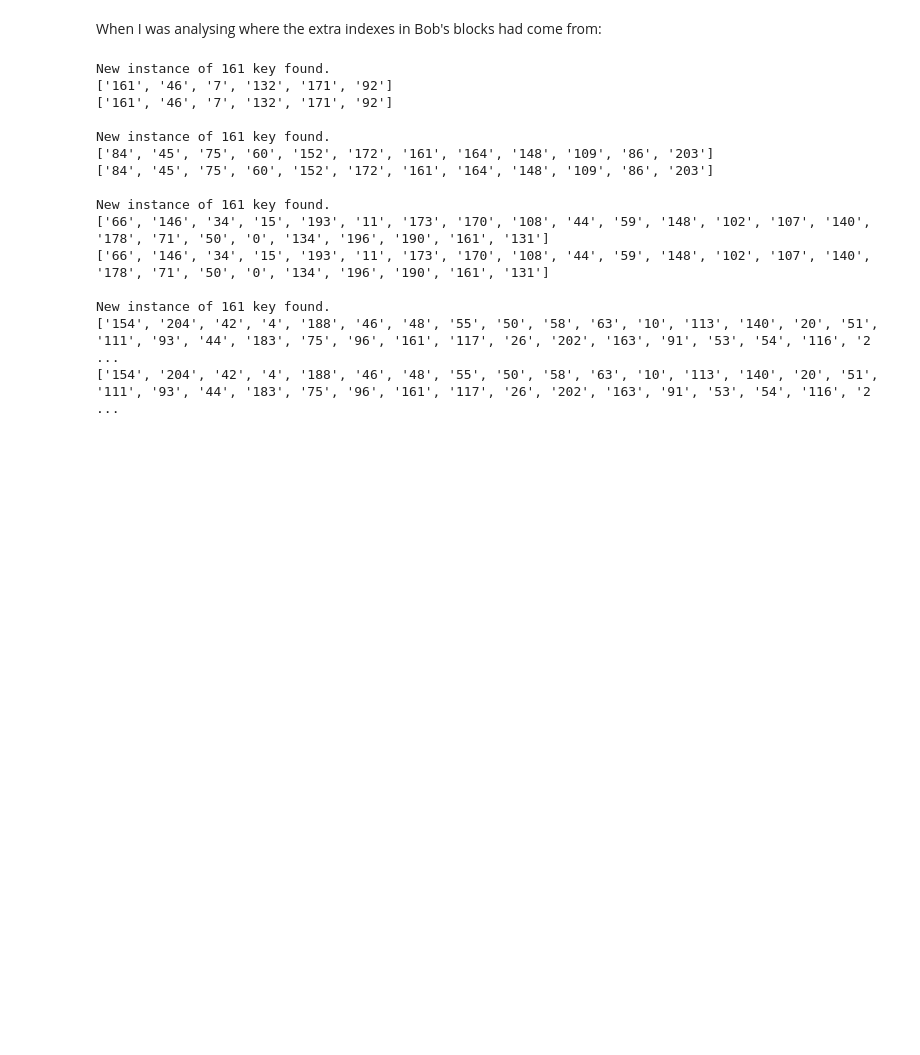
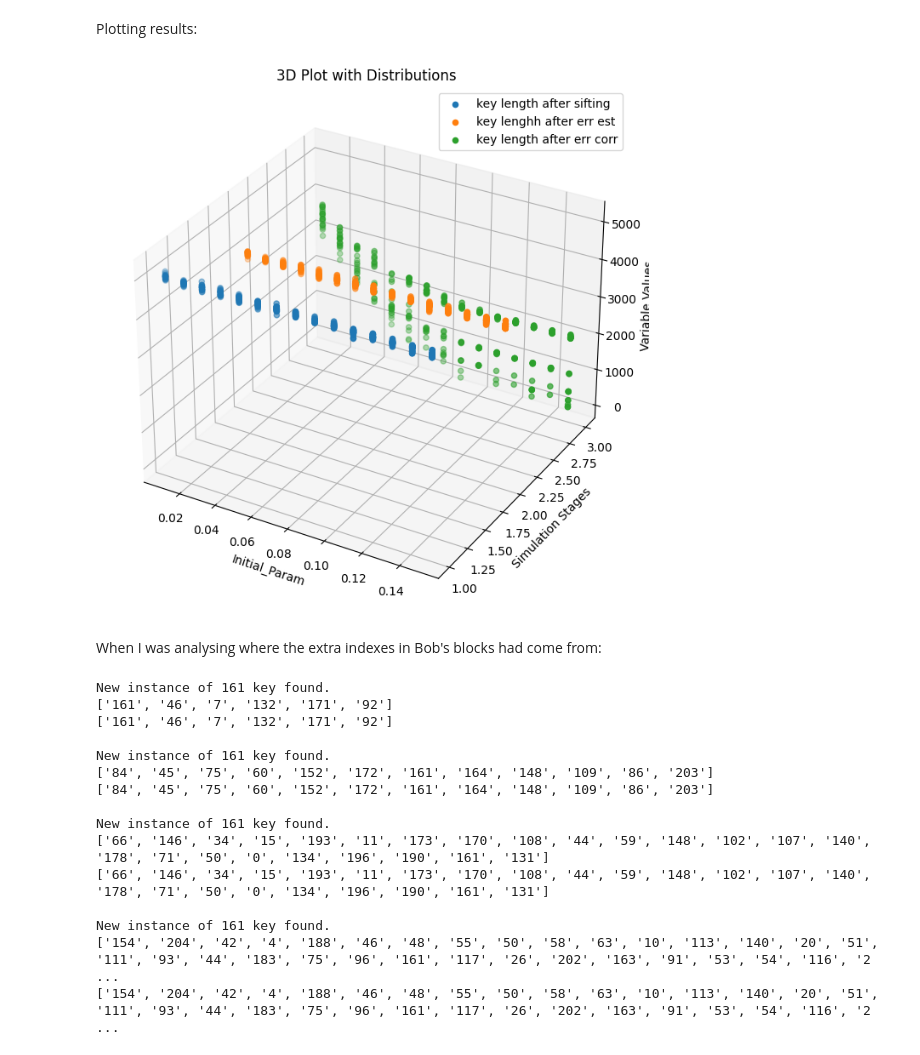
Before and after one commit to gnypit/pyqkd, a Jupyter notebook: main_tester.ipynb, the cells around one changed output. Saved outputs shown, nothing was run; the diff lists cells and outputs as text; code cells hidden in the pictures; blank space fills up the shorter version.

Commit message:
I have first visual results from my simulations

```diff
--- a/main_tester.ipynb
+++ b/main_tester.ipynb
@@ -21,3 +50,53 @@ for i in range(20):
+# %% [markdown]
+Plotting results:
+# %%
+# Create a 3D scatter plot
+fig = plt.figure(figsize=(12, 8))
+ax = fig.add_subplot(111, projection='3d')
+
+# Prepare data for scatter plot
+initial_params = results_df['qber']
+stages = np.arange(1, 4)  # Assuming there are three stages in the simulation
+
+# Scatter plot for Variable_1
+ax.scatter(
+    initial_params,
+    np.full_like(initial_params, 1),
+    results_df['key length after sifting'],
+    label='key length after sifting'
+)
+
+# Scatter plot for Variable_2
+ax.scatter(
+    initial_params,
+    np.full_like(initial_params, 2),
+    results_df['key length after err est'],
+    label='key lenghh after err est'
+)
+
+# Scatter plot for Variable_3
+ax.scatter(
+    initial_params,
+    np.full_like(initial_params, 3),
+    results_df['key length after err corr'],
+    label='key length after err corr'
+)
+
+# Set labels for axes
+ax.set_xlabel('Initial_Param')
+ax.set_ylabel('Simulation Stages')
+ax.set_zlabel('Variable Values')
+
+# Set plot title
+plt.title('3D Plot with Distributions')
+
+# Show the legend
+ax.legend()
+
+# Show the plot
+plt.show()
+# %% [output]
+[figure, added]
 # %% [markdown]
 When I was analysing where the extra indexes in Bob's blocks had come from:
 # %%
```
Also changed, not shown: parts of 4 cells of this notebook, 1 other file.
